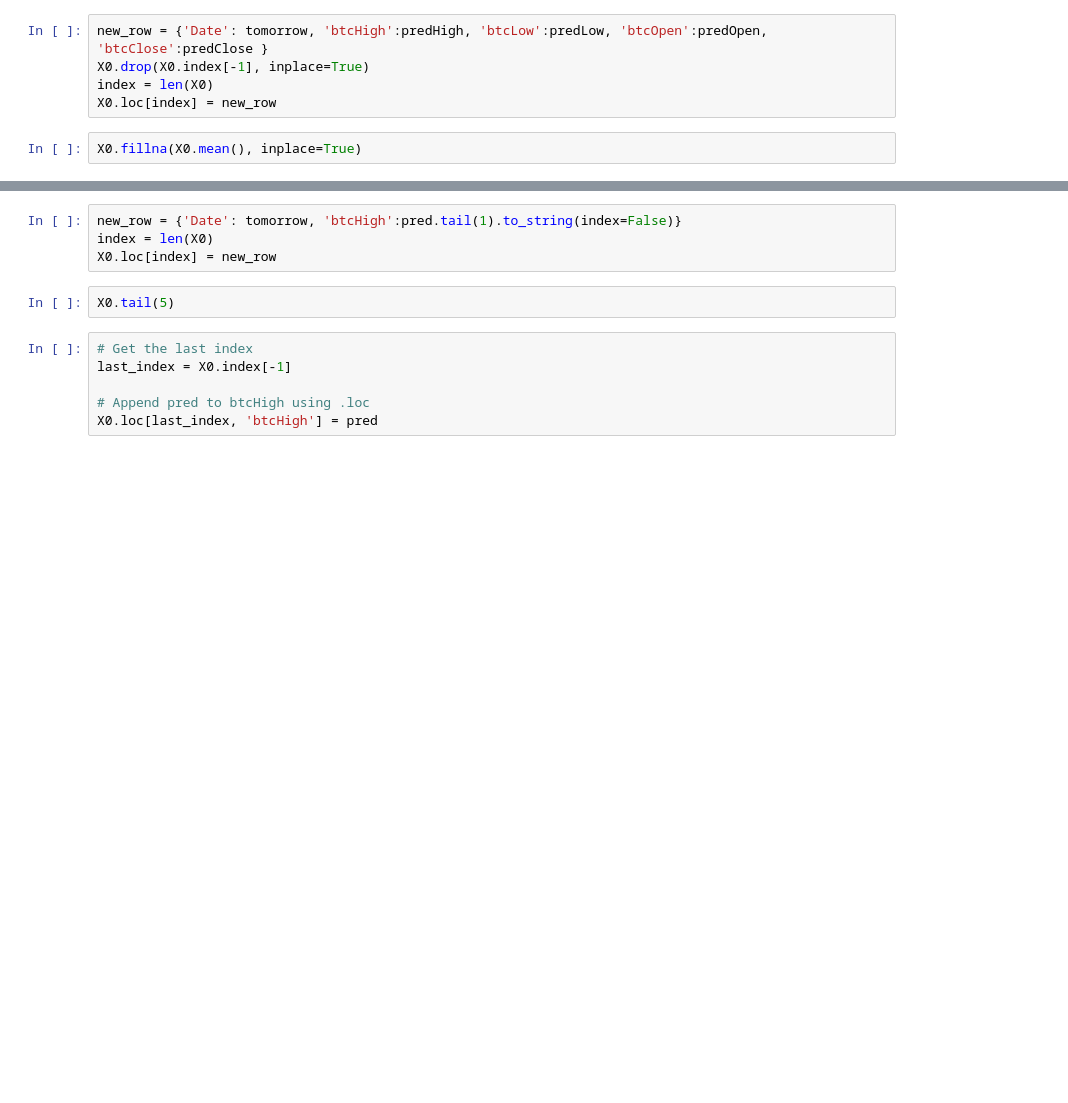
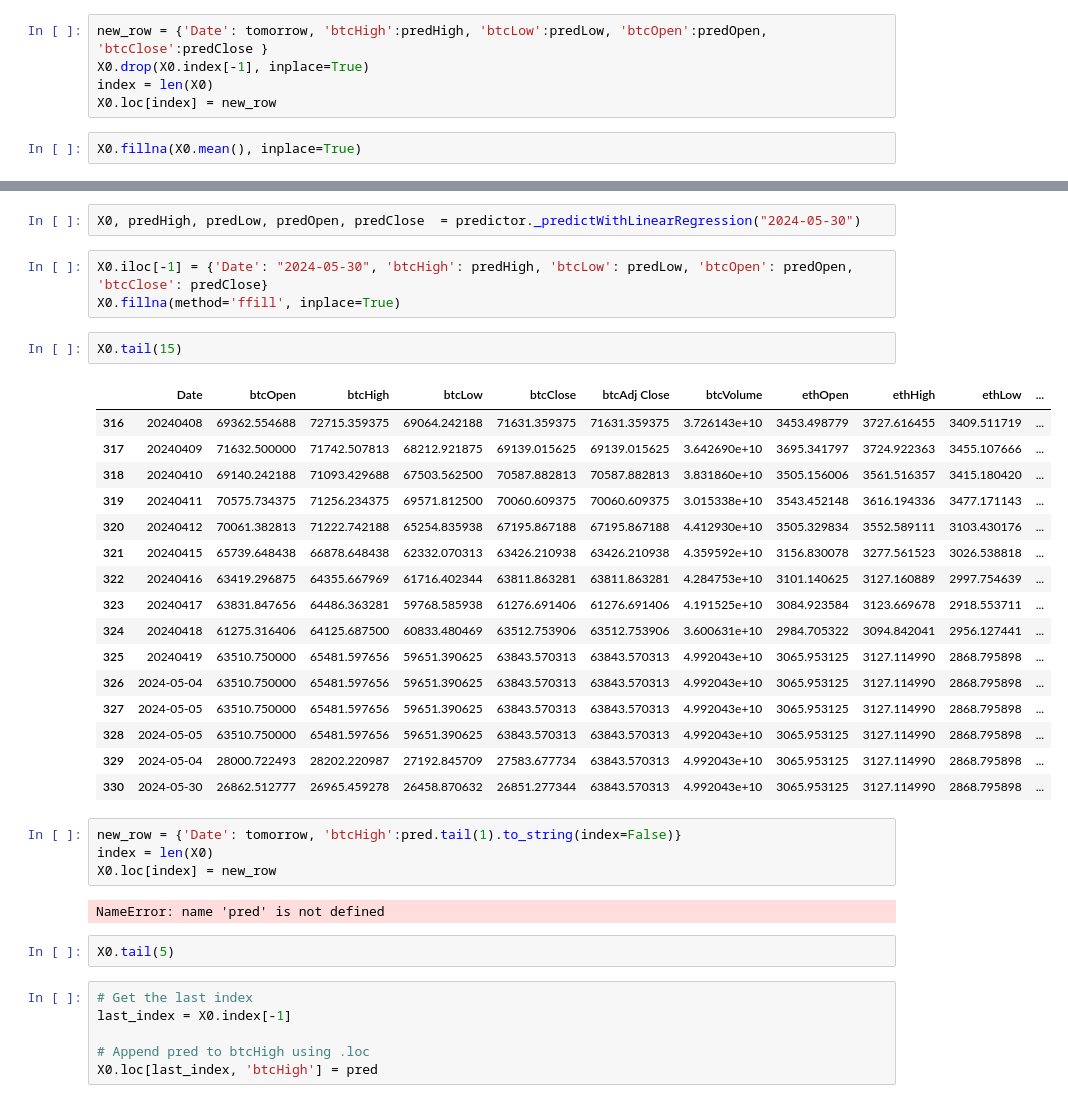
Before and after one commit to khainl1110/BitcoinPrediction, a Jupyter notebook: backend/model.ipynb, the cells around one changed output, grey strips where cells are left out. Cells and saved outputs as stored; diff of their text form; blank space fills up the shorter version.

```diff
--- a/backend/model.ipynb
+++ b/backend/model.ipynb
@@ -579,7 +579,33 @@ X0.tail(15)
+# %%
+X0, predHigh, predLow, predOpen, predClose  = predictor._predictWithLinearRegression("2024-05-30")
+# %%
+X0.iloc[-1] = {'Date': "2024-05-30", 'btcHigh': predHigh, 'btcLow': predLow, 'btcOpen': predOpen, 'btcClose': predClose}
+X0.fillna(method='ffill', inplace=True)
+# %%
+X0.tail(15)
+# %% [output]
+|  | Date | btcOpen | btcHigh | btcLow | btcClose | btcAdj Close | btcVolume | ethOpen | ethHigh | ethLow | ... |
+| 316 | 20240408 | 69362.554688 | 72715.359375 | 69064.242188 | 71631.359375 | 71631.359375 | 3.726143e+10 | 3453.498779 | 3727.616455 | 3409.511719 | ... |
+| 317 | 20240409 | 71632.500000 | 71742.507813 | 68212.921875 | 69139.015625 | 69139.015625 | 3.642690e+10 | 3695.341797 | 3724.922363 | 3455.107666 | ... |
+| 318 | 20240410 | 69140.242188 | 71093.429688 | 67503.562500 | 70587.882813 | 70587.882813 | 3.831860e+10 | 3505.156006 | 3561.516357 | 3415.180420 | ... |
+| 319 | 20240411 | 70575.734375 | 71256.234375 | 69571.812500 | 70060.609375 | 70060.609375 | 3.015338e+10 | 3543.452148 | 3616.194336 | 3477.171143 | ... |
+| 320 | 20240412 | 70061.382813 | 71222.742188 | 65254.835938 | 67195.867188 | 67195.867188 | 4.412930e+10 | 3505.329834 | 3552.589111 | 3103.430176 | ... |
+| 321 | 20240415 | 65739.648438 | 66878.648438 | 62332.070313 | 63426.210938 | 63426.210938 | 4.359592e+10 | 3156.830078 | 3277.561523 | 3026.538818 | ... |
+| 322 | 20240416 | 63419.296875 | 64355.667969 | 61716.402344 | 63811.863281 | 63811.863281 | 4.284753e+10 | 3101.140625 | 3127.160889 | 2997.754639 | ... |
+| 323 | 20240417 | 63831.847656 | 64486.363281 | 59768.585938 | 61276.691406 | 61276.691406 | 4.191525e+10 | 3084.923584 | 3123.669678 | 2918.553711 | ... |
+| 324 | 20240418 | 61275.316406 | 64125.687500 | 60833.480469 | 63512.753906 | 63512.753906 | 3.600631e+10 | 2984.705322 | 3094.842041 | 2956.127441 | ... |
+| 325 | 20240419 | 63510.750000 | 65481.597656 | 59651.390625 | 63843.570313 | 63843.570313 | 4.992043e+10 | 3065.953125 | 3127.114990 | 2868.795898 | ... |
+| 326 | 2024-05-04 | 63510.750000 | 65481.597656 | 59651.390625 | 63843.570313 | 63843.570313 | 4.992043e+10 | 3065.953125 | 3127.114990 | 2868.795898 | ... |
+| 327 | 2024-05-05 | 63510.750000 | 65481.597656 | 59651.390625 | 63843.570313 | 63843.570313 | 4.992043e+10 | 3065.953125 | 3127.114990 | 2868.795898 | ... |
+| 328 | 2024-05-05 | 63510.750000 | 65481.597656 | 59651.390625 | 63843.570313 | 63843.570313 | 4.992043e+10 | 3065.953125 | 3127.114990 | 2868.795898 | ... |
+| 329 | 2024-05-04 | 28000.722493 | 28202.220987 | 27192.845709 | 27583.677734 | 63843.570313 | 4.992043e+10 | 3065.953125 | 3127.114990 | 2868.795898 | ... |
+| 330 | 2024-05-30 | 26862.512777 | 26965.459278 | 26458.870632 | 26851.277344 | 63843.570313 | 4.992043e+10 | 3065.953125 | 3127.114990 | 2868.795898 | ... |
 # %%
 new_row = {'Date': tomorrow, 'btcHigh':pred.tail(1).to_string(index=False)}
 index = len(X0)
 X0.loc[index] = new_row
+# %% [output]
+NameError: name 'pred' is not defined
 # %%
 X0.tail(5)
 # %%
```
Also changed, not shown: parts of 1 cell of this notebook, 2 other files.
